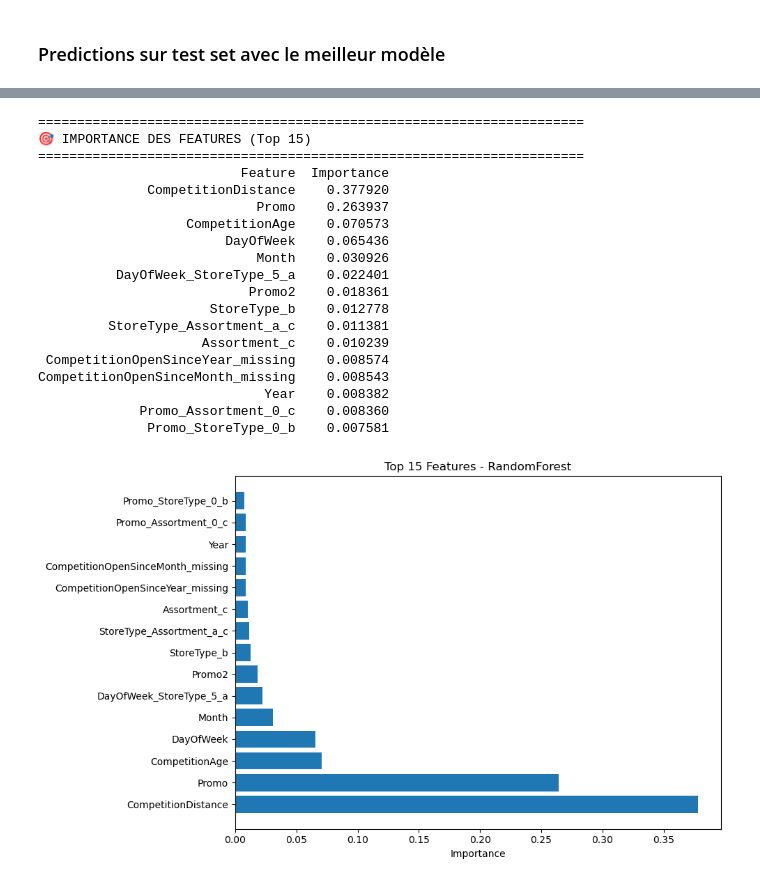
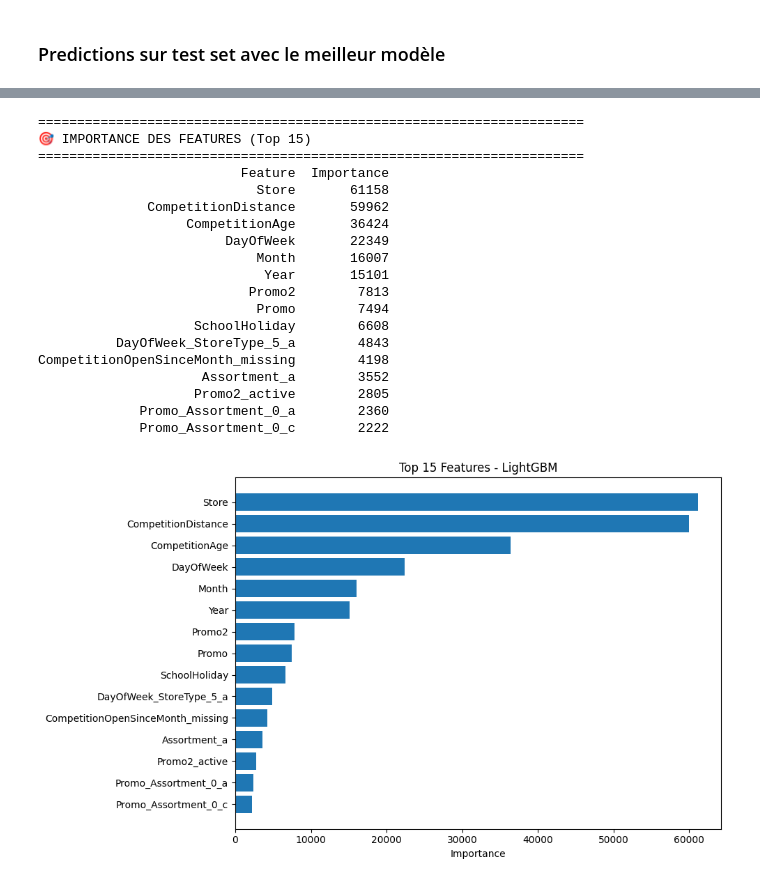
Before and after one commit to tobiaslepoutre/rossmann-kaggle, a Jupyter notebook: notebooks/03_models.ipynb, the cells around one changed output, grey strips where cells are left out. Drawn from its saved outputs; the diff is of its cells as text; code cells hidden in the pictures.

Commit message:
V2.0 optimised model: LightGBM ~0.213

```diff
--- a/notebooks/03_models.ipynb
+++ b/notebooks/03_models.ipynb
@@ -29,14 +36,14 @@ Imports réussis
 data_path = '../data/processed/'
 
 # Charger train et validation
-X_train = pd.read_csv(data_path + 'X_train.csv', index_col=0)
+X_train = pd.read_csv(data_path + 'X_train.csv')
 y_train = pd.read_csv(data_path + 'y_train.csv').squeeze()
 
-X_val = pd.read_csv(data_path + 'X_val.csv', index_col=0)
+X_val = pd.read_csv(data_path + 'X_val.csv')
 y_val = pd.read_csv(data_path + 'y_val.csv').squeeze()
 
 # Charger test
-X_test = pd.read_csv(data_path + 'X_test.csv', index_col=0)
+X_test = pd.read_csv(data_path + 'X_test.csv')
 
 print(f" Données chargées:")
 print(f"  X_train: {X_train.shape}, y_train: {y_train.shape}")
@@ -192,7 +245,6 @@ print(f"  R²:   {r2_gb:.4f}")
 # %% [markdown]
 ### Résumé des résultats
 # %%
-
 print("\n" + "="*70)
 print("COMPARAISON DES MODÈLES")
 print("="*70)
@@ -204,13 +256,12 @@ results_df = pd.DataFrame({
 
 print(results_df)
 
-# Meilleur modèle selon RMSE (plus petit = meilleur)
-best_model_name = results_df['RMSE'].idxmin()
+# Meilleur modèle selon RMSPE (plus petit = meilleur)
+best_model_name = results_df['RMSPE'].idxmin()
 best_model = results[best_model_name]['model']
 
-print(f"\n🏆 Meilleur modèle (selon RMSE): {best_model_name}")
-print(f"   RMSE = {results_df.loc[best_model_name, 'RMSE']:.4f}")
-print(f"   R²   = {results_df.loc[best_model_name, 'R2']:.4f}")
+print(f"\n🏆 Meilleur modèle (selon RMSPE): {best_model_name}")
+print(f"   RMSPE = {results_df.loc[best_model_name, 'RMSPE']:.5f}")
 # %% [output]
 ======================================================================
 COMPARAISON DES MODÈLES
@@ -284,47 +340,51 @@ print(f"   Médiane:   {submission['Sales'].median():.2f}")
 # %%
-# 🎯 Analyse d'importance des features (si RandomForest ou GradientBoosting)
+# 🎯 Analyse d'importance des features (si le modèle le supporte)
+
+import matplotlib.pyplot as plt
 
 print("\n" + "="*70)
 print("🎯 IMPORTANCE DES FEATURES (Top 15)")
 print("="*70)
 
-if hasattr(best_model, 'feature_importances_'):
-    feature_importance = pd.DataFrame({
-        'Feature': X_train.columns,
-        'Importance': best_model.feature_importances_
-    }).sort_values('Importance', ascending=False).head(15)
+if hasattr(best_model, "feature_importances_"):
+    feature_importance = (
+        pd.DataFrame({
+            "Feature": X_train.columns,
+            "Importance": best_model.feature_importances_
+        })
+        .sort_values("Importance", ascending=False)
+        .head(15)
+    )
 
     print(feature_importance.to_string(index=False))
 
-    # Plot
-    import matplotlib.pyplot as plt
+    # Plot (plus lisible: le plus important en haut)
     plt.figure(figsize=(10, 6))
-    plt.barh(range(len(feature_importance)), feature_importance['Importance'])
-    plt.yticks(range(len(feature_importance)), feature_importance['Feature'])
-    plt.xlabel('Importance')
-    plt.title(f'Top 15 Features - {best_model_name}')
+    plt.barh(feature_importance["Feature"][::-1], feature_importance["Importance"][::-1])
+    plt.xlabel("Importance")
+    plt.title(f"Top 15 Features - {best_model_name}")
     plt.tight_layout()
     plt.show()
 else:
     print("⚠️ Le modèle sélectionné ne supporte pas l'analyse d'importance des features")
 # %% [output]
 ======================================================================
 🎯 IMPORTANCE DES FEATURES (Top 15)
 ======================================================================
                           Feature  Importance
-              CompetitionDistance    0.377920
-                            Promo    0.263937
-                   CompetitionAge    0.070573
-                        DayOfWeek    0.065436
-                            Month    0.030926
-          DayOfWeek_StoreType_5_a    0.022401
-                           Promo2    0.018361
-                      StoreType_b    0.012778
-         StoreType_Assortment_a_c    0.011381
-                     Assortment_c    0.010239
- CompetitionOpenSinceYear_missing    0.008574
-CompetitionOpenSinceMonth_missing    0.008543
-                             Year    0.008382
-             Promo_Assortment_0_c    0.008360
-              Promo_StoreType_0_b    0.007581
+                            Store       61158
+              CompetitionDistance       59962
+                   CompetitionAge       36424
+                        DayOfWeek       22349
+                            Month       16007
+                             Year       15101
+                           Promo2        7813
+                            Promo        7494
+                    SchoolHoliday        6608
+          DayOfWeek_StoreType_5_a        4843
+CompetitionOpenSinceMonth_missing        4198
+                     Assortment_a        3552
+                    Promo2_active        2805
+             Promo_Assortment_0_a        2360
+             Promo_Assortment_0_c        2222
-[figure, old version]
+[figure, new version]
```
Also changed, not shown: parts of 10 cells of this notebook, 2 other files.
